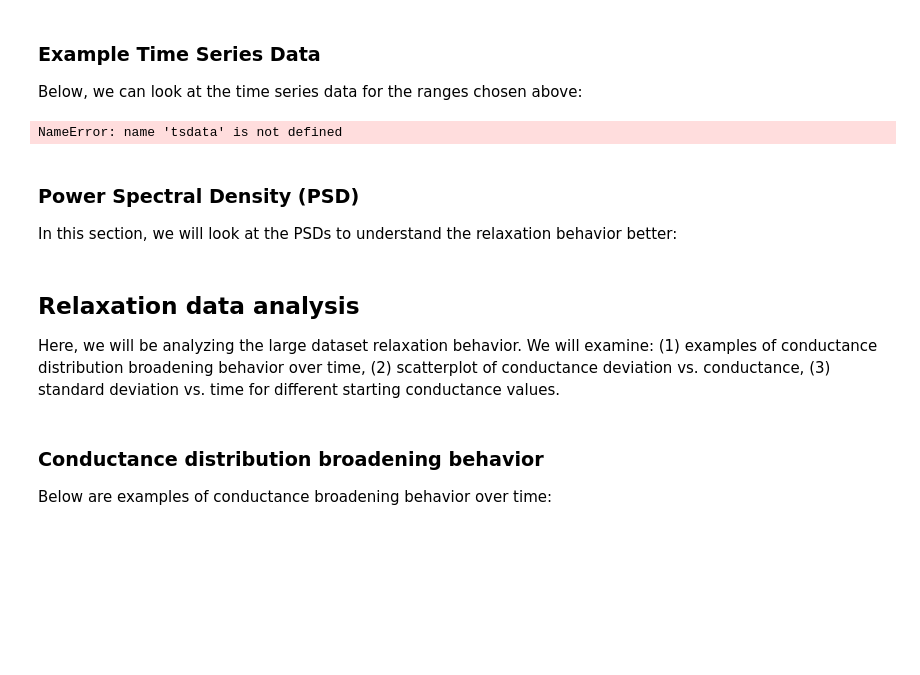
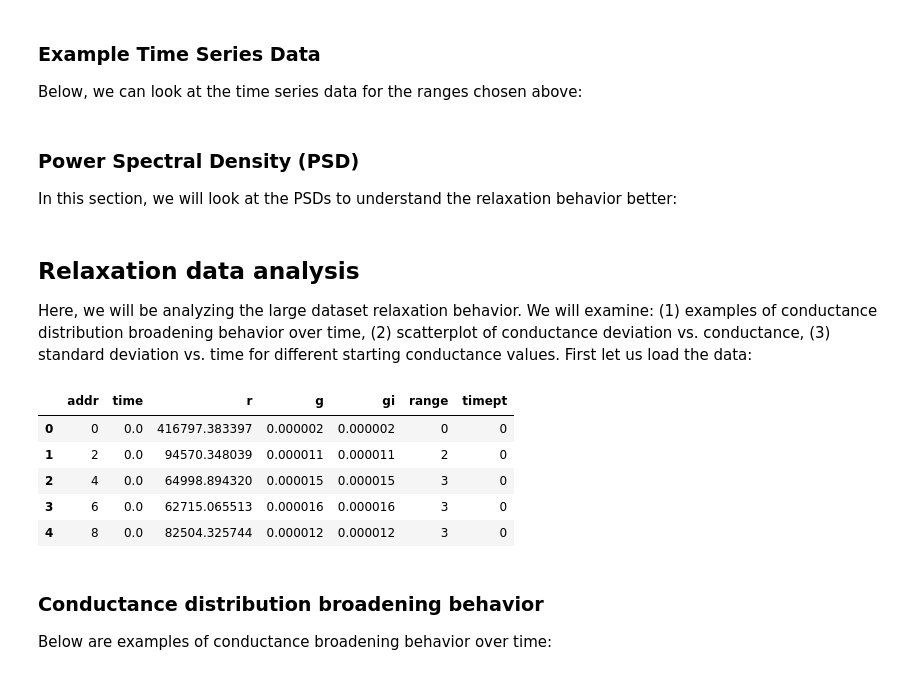
Before and after one commit to akashlevy/RRAM-Relaxation-Master-Model, a Jupyter notebook: analysis.ipynb, the cells around one changed output. Cells and saved outputs as stored; diff of their text form; code cells hidden in the pictures; blank space fills up the shorter version.

```diff
--- a/analysis.ipynb
+++ b/analysis.ipynb
@@ -40,7 +39,7 @@ fig = plt.figure(figsize=(4,2.7))
 ax = fig.add_subplot(111)
 for i, r in enumerate([0, 8, 16, 31]):
     # Select data
-    d = tsdata[i,2:]
+    d = data[i,2:]
 
     # Plot time series data
     plt.plot(np.arange(0, len(d)/settings["fs"], 1/settings["fs"]), d*1e6, label=r, linewidth=0.8)
@@ -52,8 +51,6 @@ ax.set_xlabel("Time (s)")
 ax.set_ylabel("Meas. Conductance (µS)")
 ax.set_xscale("log")
 plt.show()
-# %% [output]
-NameError: name 'tsdata' is not defined
 # %% [markdown]
 ### Power Spectral Density (PSD)
 
@@ -109,7 +106,19 @@ plt.show()
 # %% [markdown]
 ## Relaxation data analysis
 
-Here, we will be analyzing the large dataset relaxation behavior. We will examine: (1) examples of conductance distribution broadening behavior over time, (2) scatterplot of conductance deviation vs. conductance, (3) standard deviation vs. time for different starting conductance values.
+Here, we will be analyzing the large dataset relaxation behavior. We will examine: (1) examples of conductance distribution broadening behavior over time, (2) scatterplot of conductance deviation vs. conductance, (3) standard deviation vs. time for different starting conductance values. First let us load the data:
+# %%
+# Load data for technology
+colnames = ["addr", "time", "r", "g", "gi", "range", "timept"]
+data = pd.read_csv(f"data/tech{TECH}/relaxdata.min.tsv.gz", names=colnames, sep='\t')
+data.head()
+# %% [output]
+|  | addr | time | r | g | gi | range | timept |
+| 0 | 0 | 0.0 | 416797.383397 | 0.000002 | 0.000002 | 0 | 0 |
+| 1 | 2 | 0.0 | 94570.348039 | 0.000011 | 0.000011 | 2 | 0 |
+| 2 | 4 | 0.0 | 64998.894320 | 0.000015 | 0.000015 | 3 | 0 |
+| 3 | 6 | 0.0 | 62715.065513 | 0.000016 | 0.000016 | 3 | 0 |
+| 4 | 8 | 0.0 | 82504.325744 | 0.000012 | 0.000012 | 3 | 0 |
 # %% [markdown]
 ### Conductance distribution broadening behavior
 
```
Also changed, not shown: parts of 12 cells of this notebook, 11 other files.
